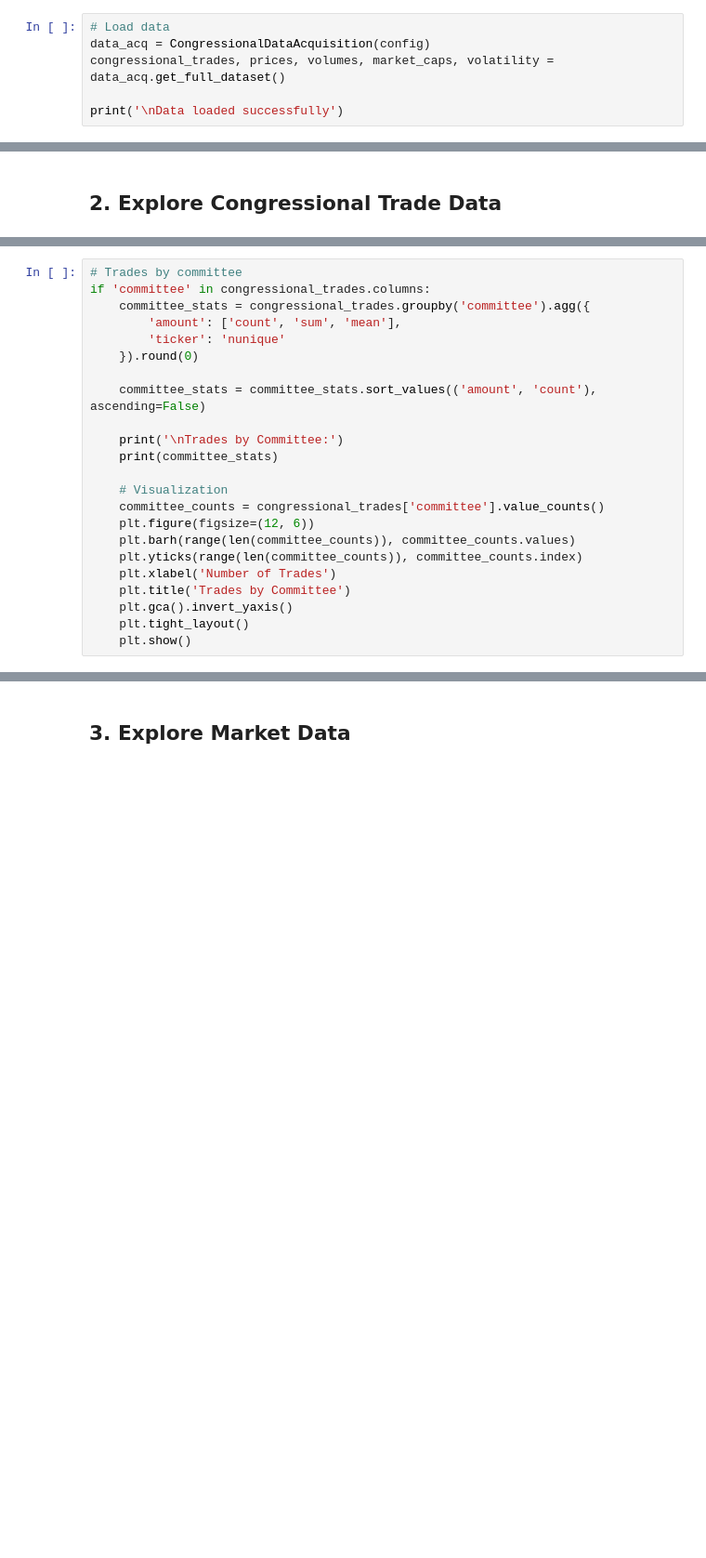
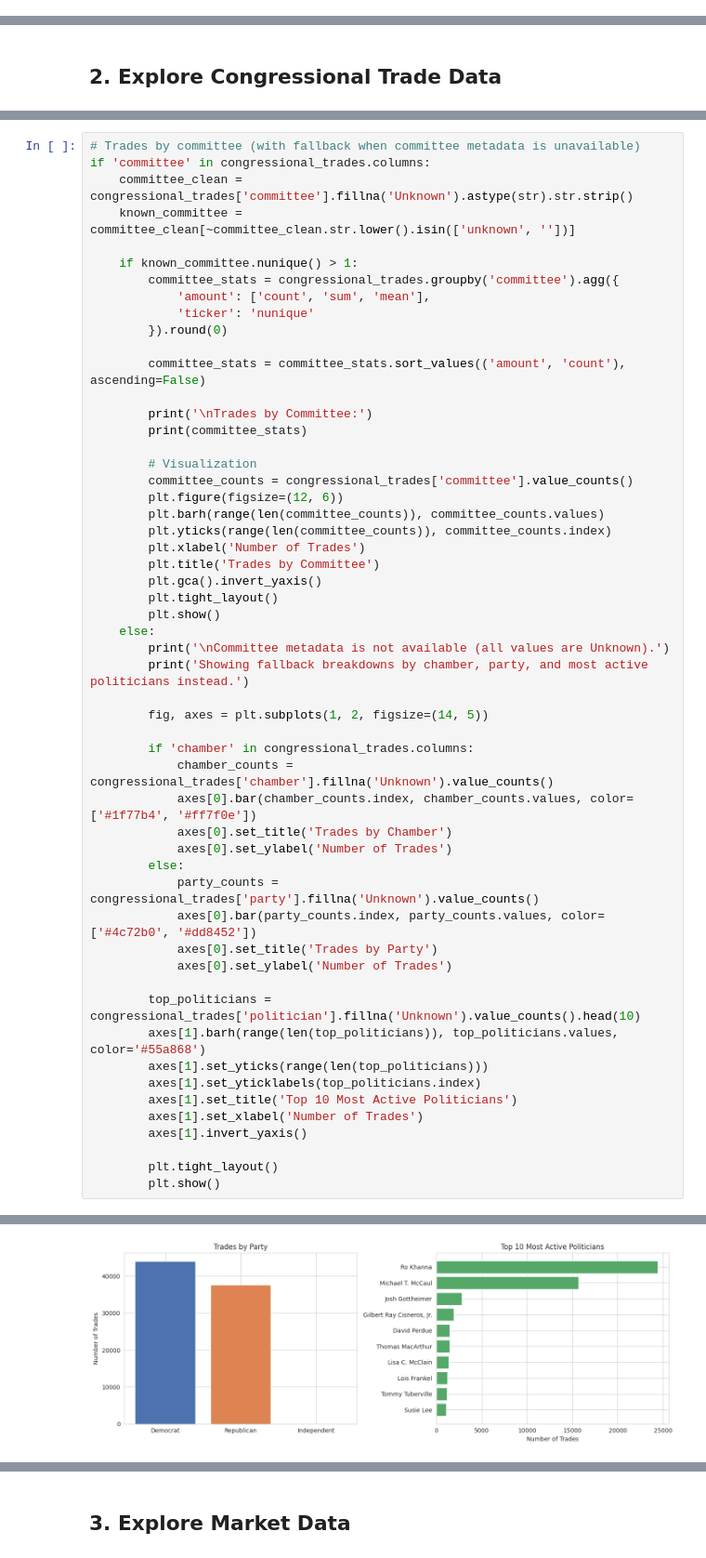
Before and after one commit to FranklineMisango/Algorithmic_Trading_and_HFT_Research, a Jupyter notebook: Algorithmic_Strategies/Copy_Congress_Strategy/01_data_exploration.ipynb, the cells around one changed output, grey strips where cells are left out. Shown: that part at 93% size. Drawn from its saved outputs; the diff is of its cells as text; blank space fills up the shorter version.

```diff
--- a/Algorithmic_Strategies/Copy_Congress_Strategy/01_data_exploration.ipynb
+++ b/Algorithmic_Strategies/Copy_Congress_Strategy/01_data_exploration.ipynb
@@ -36,6 +41,0 @@ print(f"Lookback window: {config['signal']['lookback_days']} days")
-# %%
-# Load data
-data_acq = CongressionalDataAcquisition(config)
-congressional_trades, prices, volumes, market_caps, volatility = data_acq.get_full_dataset()
-
-print('\nData loaded successfully')
@@ -114,23 +198,55 @@ if 'party' in congressional_trades.columns:
 # %%
-# Trades by committee
+# Trades by committee (with fallback when committee metadata is unavailable)
 if 'committee' in congressional_trades.columns:
-    committee_stats = congressional_trades.groupby('committee').agg({
-        'amount': ['count', 'sum', 'mean'],
-        'ticker': 'nunique'
-    }).round(0)
+    committee_clean = congressional_trades['committee'].fillna('Unknown').astype(str).str.strip()
+    known_committee = committee_clean[~committee_clean.str.lower().isin(['unknown', ''])]
 
-    committee_stats = committee_stats.sort_values(('amount', 'count'), ascending=False)
+    if known_committee.nunique() > 1:
+        committee_stats = congressional_trades.groupby('committee').agg({
+            'amount': ['count', 'sum', 'mean'],
+            'ticker': 'nunique'
+        }).round(0)
 
-    print('\nTrades by Committee:')
-    print(committee_stats)
+        committee_stats = committee_stats.sort_values(('amount', 'count'), ascending=False)
 
-    # Visualization
-    committee_counts = congressional_trades['committee'].value_counts()
-    plt.figure(figsize=(12, 6))
-    plt.barh(range(len(committee_counts)), committee_counts.values)
-    plt.yticks(range(len(committee_counts)), committee_counts.index)
-    plt.xlabel('Number of Trades')
-    plt.title('Trades by Committee')
-    plt.gca().invert_yaxis()
-    plt.tight_layout()
-    plt.show()
+        print('\nTrades by Committee:')
+        print(committee_stats)
+
+        # Visualization
+        committee_counts = congressional_trades['committee'].value_counts()
+        plt.figure(figsize=(12, 6))
+        plt.barh(range(len(committee_counts)), committee_counts.values)
+        plt.yticks(range(len(committee_counts)), committee_counts.index)
+        plt.xlabel('Number of Trades')
+        plt.title('Trades by Committee')
+        plt.gca().invert_yaxis()
+        plt.tight_layout()
+        plt.show()
+    else:
+        print('\nCommittee metadata is not available (all values are Unknown).')
+        print('Showing fallback breakdowns by chamber, party, and most active politicians instead.')
+
+        fig, axes = plt.subplots(1, 2, figsize=(14, 5))
+
+        if 'chamber' in congressional_trades.columns:
+            chamber_counts = congressional_trades['chamber'].fillna('Unknown').value_counts()
+            axes[0].bar(chamber_counts.index, chamber_counts.values, color=['#1f77b4', '#ff7f0e'])
+            axes[0].set_title('Trades by Chamber')
+            axes[0].set_ylabel('Number of Trades')
+        else:
+            party_counts = congressional_trades['party'].fillna('Unknown').value_counts()
+            axes[0].bar(party_counts.index, party_counts.values, color=['#4c72b0', '#dd8452'])
+            axes[0].set_title('Trades by Party')
+            axes[0].set_ylabel('Number of Trades')
+
+        top_politicians = congressional_trades['politician'].fillna('Unknown').value_counts().head(10)
+        axes[1].barh(range(len(top_politicians)), top_politicians.values, color='#55a868')
+        axes[1].set_yticks(range(len(top_politicians)))
+        axes[1].set_yticklabels(top_politicians.index)
+        axes[1].set_title('Top 10 Most Active Politicians')
+        axes[1].set_xlabel('Number of Trades')
+        axes[1].invert_yaxis()
+
+        plt.tight_layout()
+        plt.show()
+# %% [output]
@@ -137,3 +255,4 @@ if 'committee' in congressional_trades.columns:
+[figure, added]
 # %%
 # Filing delay analysis
 congressional_trades['filing_delay'] = (
```
Also changed, not shown: parts of 15 cells of this notebook, 6 other files.
